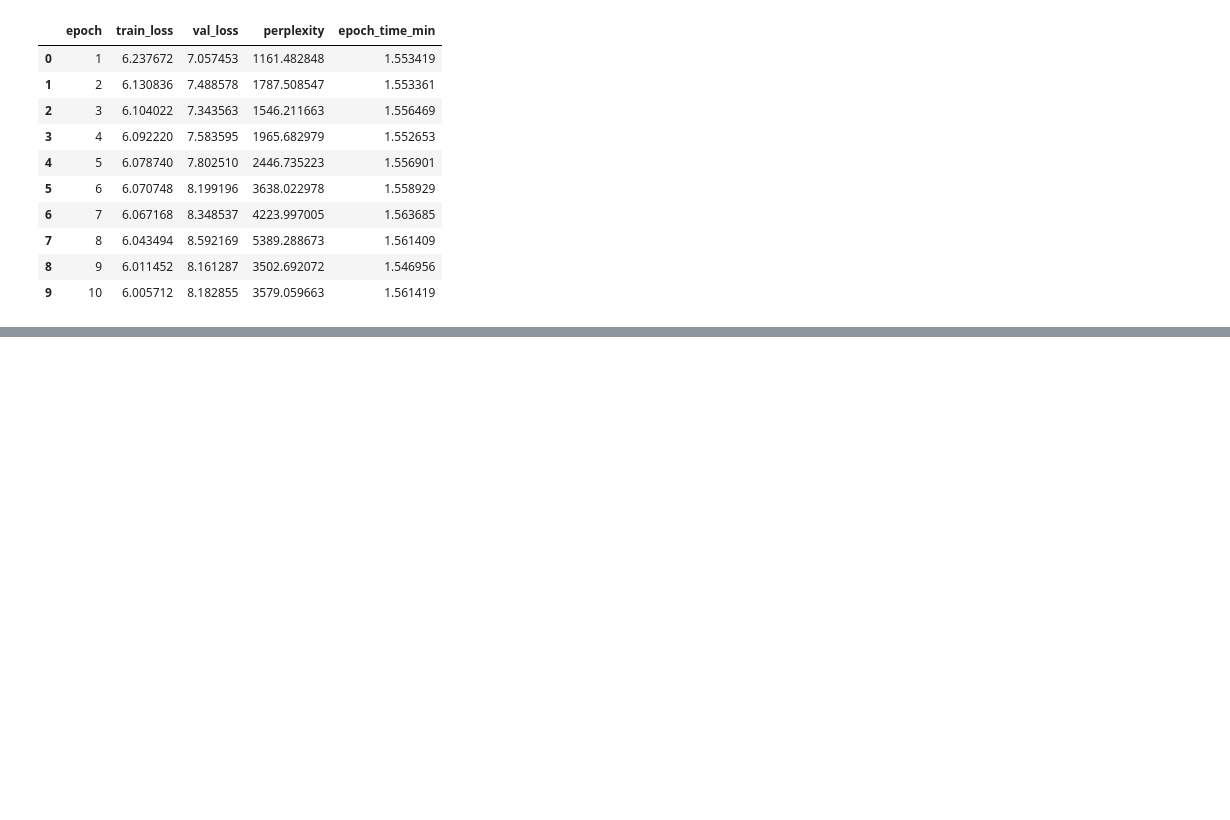
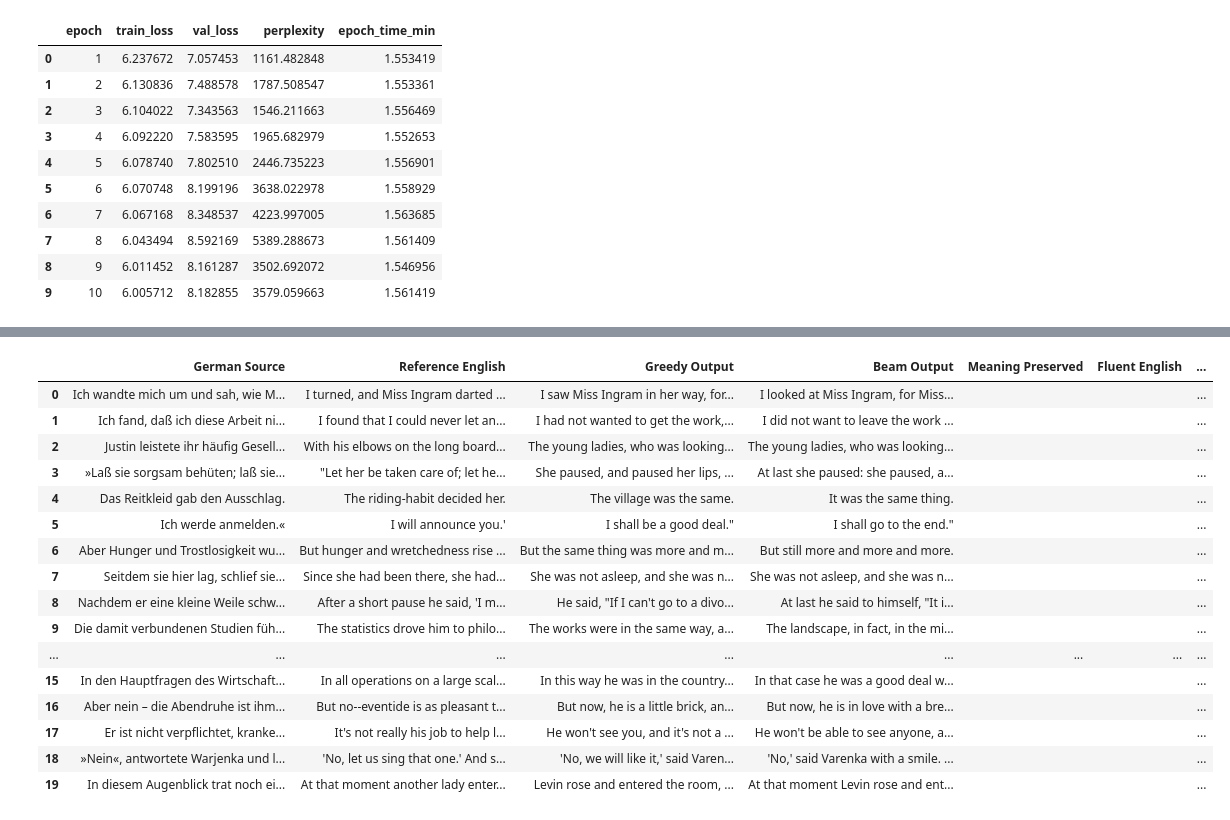
Before and after one commit to hackrudra1234/transformer-translation, a Jupyter notebook: notebook/train_collab.ipynb, the cells around one changed output, grey strips where cells are left out. Saved outputs shown, nothing was run; the diff lists cells and outputs as text; code cells hidden in the pictures; blank space fills up the shorter version.

```diff
--- a/notebook/train_collab.ipynb
+++ b/notebook/train_collab.ipynb
@@ -89,0 +312,8 @@ history
+# %%
+MAX_LEN = 80
+BEAM_SIZE = 4
+LENGTH_PENALTY_ALPHA = 1.0
+
+print("MAX_LEN:", MAX_LEN)
+print("BEAM_SIZE:", BEAM_SIZE)
+print("ALPHA:", LENGTH_PENALTY_ALPHA)
@@ -89,0 +410,66 @@ history
+# %%
+NUM_EXAMPLES = 20
+
+rows = []
+
+for i in range(NUM_EXAMPLES):
+
+    example = val_dataset[i]["translation"]
+
+    german = example["de"]
+    reference = example["en"]
+
+    greedy_output = greedy_decode_bpe(
+        model=model,
+        sentence=german,
+        tokenizer=tokenizer,
+        device=device,
+        max_len=MAX_LEN
+    )
+
+    beam_output = beam_search_decode_bpe(
+        model=model,
+        sentence=german,
+        tokenizer=tokenizer,
+        device=device,
+        max_len=MAX_LEN,
+        beam_size=BEAM_SIZE,
+        alpha=LENGTH_PENALTY_ALPHA
+    )
+
+    rows.append({
+        "German Source": german,
+        "Reference English": reference,
+        "Greedy Output": greedy_output,
+        "Beam Output": beam_output,
+
+        # Manual analysis columns
+        "Meaning Preserved": "",
+        "Fluent English": "",
+        "Repetition": "",
+        "Too Short": "",
+        "Too Generic": "",
+        "Main Error Type": ""
+    })
+
+error_df = pd.DataFrame(rows)
+
+error_df
+# %% [output]
+|  | German Source | Reference English | Greedy Output | Beam Output | Meaning Preserved | Fluent English | ... |
+| 0 | Ich wandte mich um und sah, wie M... | I turned, and Miss Ingram darted ... | I saw Miss Ingram in her way, for... | I looked at Miss Ingram, for Miss... |  |  | ... |
+| 1 | Ich fand, daß ich diese Arbeit ni... | I found that I could never let an... | I had not wanted to get the work,... | I did not want to leave the work ... |  |  | ... |
+| 2 | Justin leistete ihr häufig Gesell... | With his elbows on the long board... | The young ladies, who was looking... | The young ladies, who was looking... |  |  | ... |
+| 3 | »Laß sie sorgsam behüten; laß sie... | "Let her be taken care of; let he... | She paused, and paused her lips, ... | At last she paused: she paused, a... |  |  | ... |
+| 4 | Das Reitkleid gab den Ausschlag. | The riding-habit decided her. | The village was the same. | It was the same thing. |  |  | ... |
+| 5 | Ich werde anmelden.« | I will announce you.' | I shall be a good deal." | I shall go to the end." |  |  | ... |
+| 6 | Aber Hunger und Trostlosigkeit wu... | But hunger and wretchedness rise ... | But the same thing was more and m... | But still more and more and more. |  |  | ... |
+| 7 | Seitdem sie hier lag, schlief sie... | Since she had been there, she had... | She was not asleep, and she was n... | She was not asleep, and she was n... |  |  | ... |
+| 8 | Nachdem er eine kleine Weile schw... | After a short pause he said, 'I m... | He said, "If I can't go to a divo... | At last he said to himself, "It i... |  |  | ... |
+| 9 | Die damit verbundenen Studien füh... | The statistics drove him to philo... | The works were in the same way, a... | The landscape, in fact, in the mi... |  |  | ... |
+| ... | ... | ... | ... | ... | ... | ... | ... |
+| 15 | In den Hauptfragen des Wirtschaft... | In all operations on a large scal... | In this way he was in the country... | In that case he was a good deal w... |  |  | ... |
+| 16 | Aber nein – die Abendruhe ist ihm... | But no--eventide is as pleasant t... | But now, he is a little brick, an... | But now, he is in love with a bre... |  |  | ... |
+| 17 | Er ist nicht verpflichtet, kranke... | It's not really his job to help l... | He won't see you, and it's not a ... | He won't be able to see anyone, a... |  |  | ... |
+| 18 | »Nein«, antwortete Warjenka und l... | 'No, let us sing that one.' And s... | 'No, we will like it,' said Varen... | 'No,' said Varenka with a smile. ... |  |  | ... |
+| 19 | In diesem Augenblick trat noch ei... | At that moment another lady enter... | Levin rose and entered the room, ... | At that moment Levin rose and ent... |  |  | ... |
```
Also changed, not shown: parts of 21 cells of this notebook, 1 other file.
